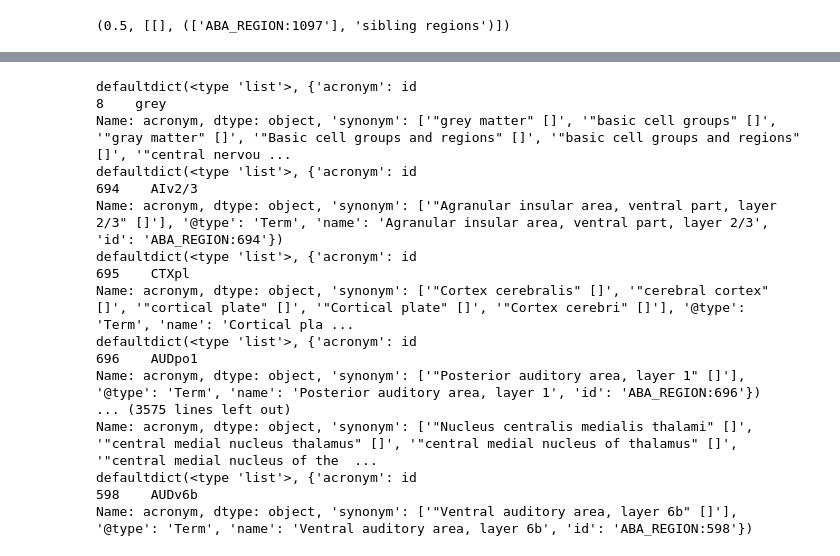
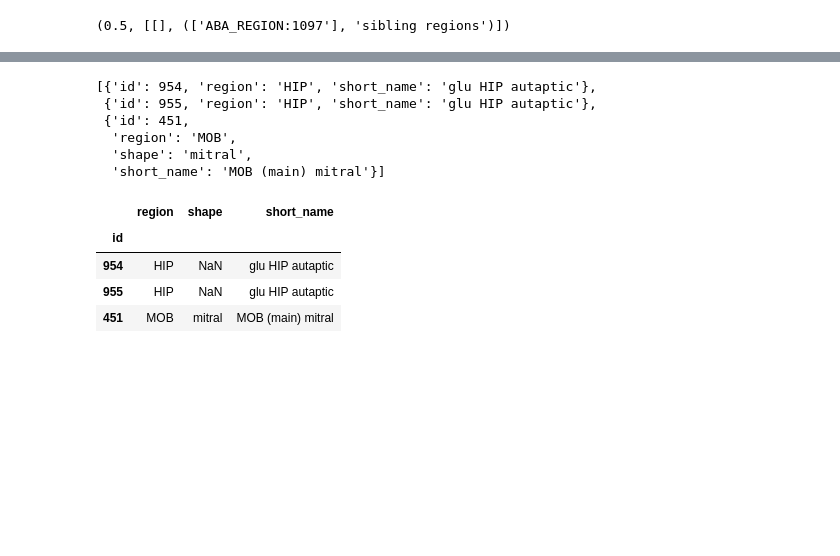
Before and after one commit to renaud/neuroNER, a Jupyter notebook: similarity/api_demo.ipynb, the cells around one changed output, grey strips where cells are left out. Drawn from its saved outputs; the diff is of its cells as text; code cells hidden in the pictures; blank space fills up the shorter version.

```diff
--- a/similarity/api_demo.ipynb
+++ b/similarity/api_demo.ipynb
@@ -156,22 +36,0 @@ cell
-# %%
-from similarity_intra import load_ontologies
-
-ontologies = load_ontologies()
-# %% [output]
-defaultdict(<type 'list'>, {'acronym': id
-8    grey
-Name: acronym, dtype: object, 'synonym': ['"grey matter" []', '"basic cell groups" []', '"gray matter" []', '"Basic cell groups and regions" []', '"basic cell groups and regions" []', '"central nervou ...
-defaultdict(<type 'list'>, {'acronym': id
-694    AIv2/3
-Name: acronym, dtype: object, 'synonym': ['"Agranular insular area, ventral part, layer 2/3" []'], '@type': 'Term', 'name': 'Agranular insular area, ventral part, layer 2/3', 'id': 'ABA_REGION:694'})
-defaultdict(<type 'list'>, {'acronym': id
-695    CTXpl
-Name: acronym, dtype: object, 'synonym': ['"Cortex cerebralis" []', '"cerebral cortex" []', '"cortical plate" []', '"Cortical plate" []', '"Cortex cerebri" []'], '@type': 'Term', 'name': 'Cortical pla ...
-defaultdict(<type 'list'>, {'acronym': id
-696    AUDpo1
-Name: acronym, dtype: object, 'synonym': ['"Posterior auditory area, layer 1" []'], '@type': 'Term', 'name': 'Posterior auditory area, layer 1', 'id': 'ABA_REGION:696'})
-... (3575 lines left out)
-Name: acronym, dtype: object, 'synonym': ['"Nucleus centralis medialis thalami" []', '"central medial nucleus thalamus" []', '"central medial nucleus of thalamus" []', '"central medial nucleus of the  ...
-defaultdict(<type 'list'>, {'acronym': id
-598    AUDv6b
-Name: acronym, dtype: object, 'synonym': ['"Ventral auditory area, layer 6b" []'], '@type': 'Term', 'name': 'Ventral auditory area, layer 6b', 'id': 'ABA_REGION:598'})
@@ -177,0 +81,21 @@ Name: acronym, dtype: object, 'synonym': ['"Ventral auditory area, layer 6b" []'
+# %%
+dict_list
+# %% [output]
+[{'id': 954, 'region': 'HIP', 'short_name': 'glu HIP autaptic'},
+ {'id': 955, 'region': 'HIP', 'short_name': 'glu HIP autaptic'},
+ {'id': 451,
+  'region': 'MOB',
+  'shape': 'mitral',
+  'short_name': 'MOB (main) mitral'}]
+# %%
+col_names = [n[1] for n in name_spaces]
+col_names.append('projection')
+
+df = pd.DataFrame.from_records(dict_list, index = 'id')
+df
+# %% [output]
+|  | region | shape | short_name |
+| id |  |  |  |
+| 954 | HIP | NaN | glu HIP autaptic |
+| 955 | HIP | NaN | glu HIP autaptic |
+| 451 | MOB | mitral | MOB (main) mitral |
```
Also changed, not shown: parts of 15 cells of this notebook, 2 other files.
